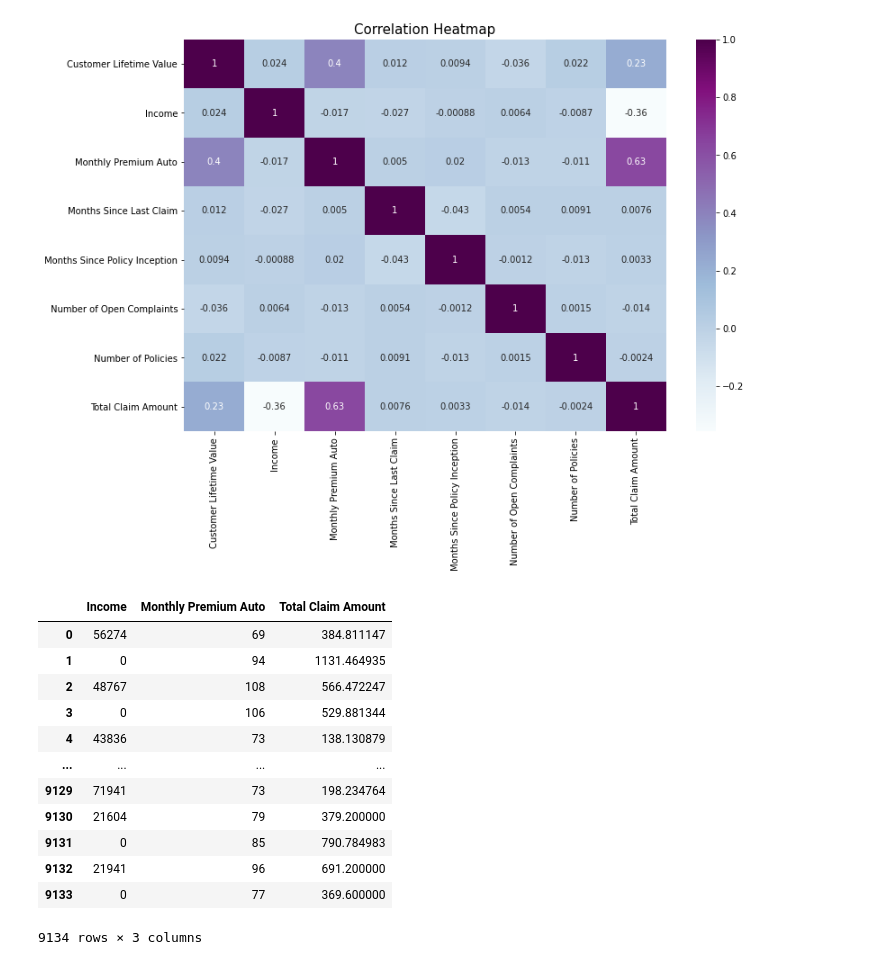
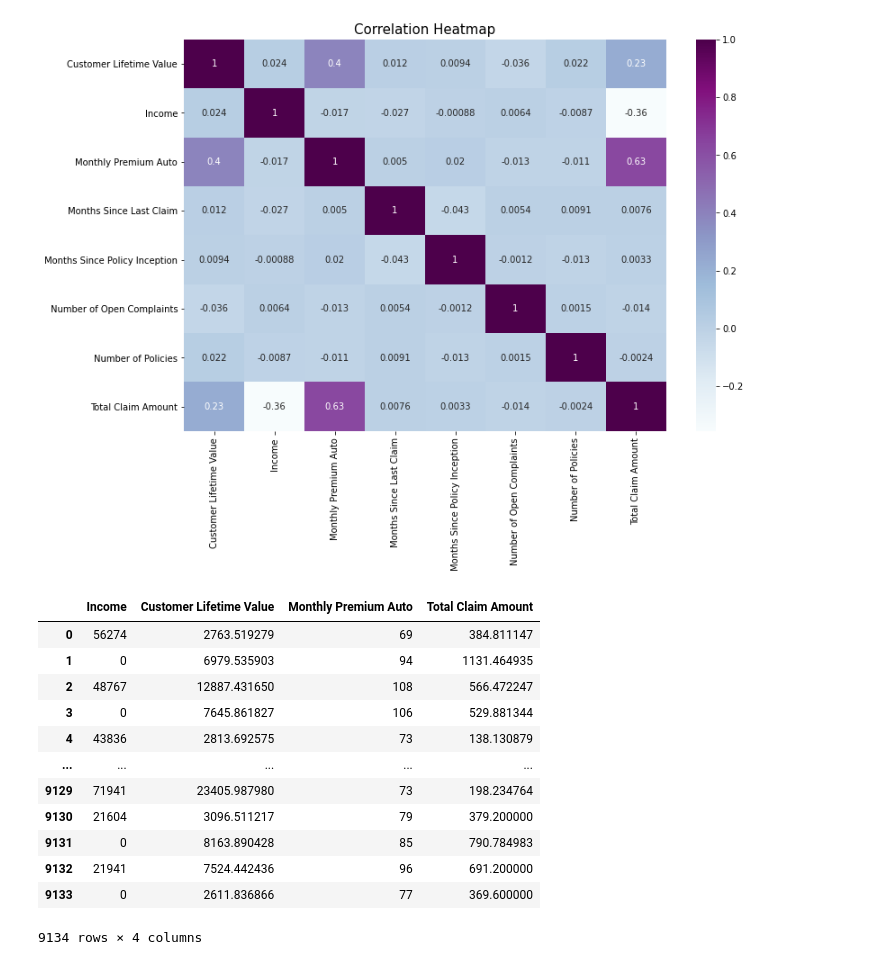
Before and after one commit to sergioaisolutions/lab-customer-analysis-round-4, a Jupyter notebook: solution.ipynb, the cells around one changed output. Drawn from its saved outputs; the diff is of its cells as text; code cells hidden in the pictures.

```diff
--- a/solution.ipynb
+++ b/solution.ipynb
@@ -28,23 +27,22 @@ correlation(numerical_data)
 [figure]
 # %%
 # We have 3 features that are highly correlated with the target: customer lifetime value, income and monthly premium auto.
-# If we se the relation between that inputs, we can see that customer lifetime value is correlated with monthly premium auto.
-# We are going to drop the one that is less correlated with the target, in this case, customer lifetime value.
-# The none correlated features with the target are going to get drop too.
+# If we see the correlation between the inputs, we can see that customer lifetime value is correlated with monthly premium auto.
+# But we are not going to drop one of them because the correlation is only 0.4. We only drop the none correlated features to the target.
 
-numerical_data = numerical_data[['Income', 'Monthly Premium Auto', 'Total Claim Amount']]
+numerical_data = numerical_data[['Income', 'Customer Lifetime Value', 'Monthly Premium Auto', 'Total Claim Amount']]
 numerical_data
 # %% [output]
-|  | Income | Monthly Premium Auto | Total Claim Amount |
-| 0 | 56274 | 69 | 384.811147 |
-| 1 | 0 | 94 | 1131.464935 |
-| 2 | 48767 | 108 | 566.472247 |
-| 3 | 0 | 106 | 529.881344 |
-| 4 | 43836 | 73 | 138.130879 |
-| ... | ... | ... | ... |
-| 9129 | 71941 | 73 | 198.234764 |
-| 9130 | 21604 | 79 | 379.200000 |
-| 9131 | 0 | 85 | 790.784983 |
-| 9132 | 21941 | 96 | 691.200000 |
-| 9133 | 0 | 77 | 369.600000 |
+|  | Income | Customer Lifetime Value | Monthly Premium Auto | Total Claim Amount |
+| 0 | 56274 | 2763.519279 | 69 | 384.811147 |
+| 1 | 0 | 6979.535903 | 94 | 1131.464935 |
+| 2 | 48767 | 12887.431650 | 108 | 566.472247 |
+| 3 | 0 | 7645.861827 | 106 | 529.881344 |
+| 4 | 43836 | 2813.692575 | 73 | 138.130879 |
+| ... | ... | ... | ... | ... |
+| 9129 | 71941 | 23405.987980 | 73 | 198.234764 |
+| 9130 | 21604 | 3096.511217 | 79 | 379.200000 |
+| 9131 | 0 | 8163.890428 | 85 | 790.784983 |
+| 9132 | 21941 | 7524.442436 | 96 | 691.200000 |
+| 9133 | 0 | 2611.836866 | 77 | 369.600000 |
-9134 rows × 3 columns
+9134 rows × 4 columns
```
Also changed, not shown: parts of 1 cell of this notebook.
